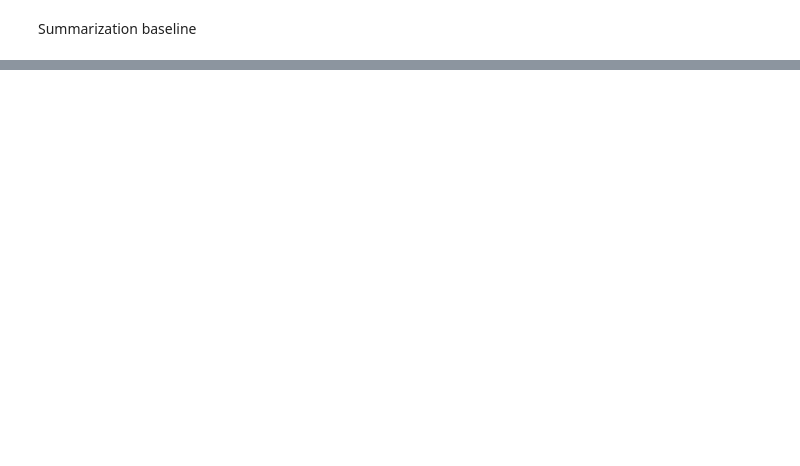
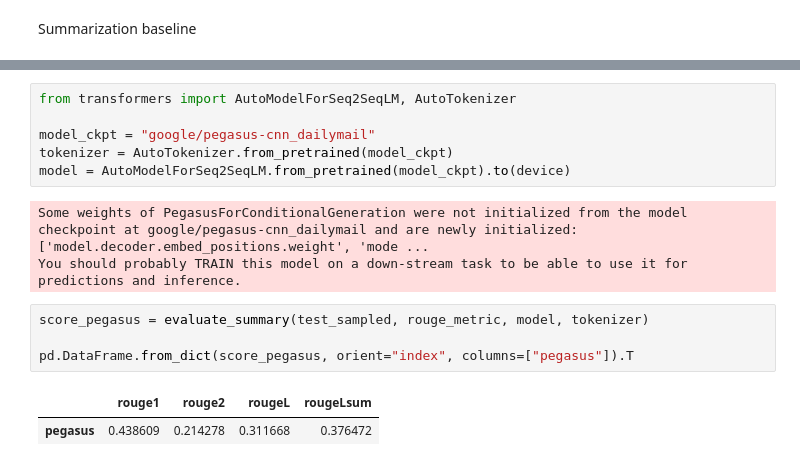
Before and after one commit to brtenorio/NLP_1, a Jupyter notebook: Module6/Ch6_pt2.ipynb, the cells around one changed output, grey strips where cells are left out. Cells and saved outputs as stored; diff of their text form; blank space fills up the shorter version.

```diff
--- a/Module6/Ch6_pt2.ipynb
+++ b/Module6/Ch6_pt2.ipynb
@@ -32,0 +148,16 @@ def three_sentence_summary(example):
+# %%
+from transformers import AutoModelForSeq2SeqLM, AutoTokenizer
+
+model_ckpt = "google/pegasus-cnn_dailymail"
+tokenizer = AutoTokenizer.from_pretrained(model_ckpt)
+model = AutoModelForSeq2SeqLM.from_pretrained(model_ckpt).to(device)
+# %% [output]
+Some weights of PegasusForConditionalGeneration were not initialized from the model checkpoint at google/pegasus-cnn_dailymail and are newly initialized: ['model.decoder.embed_positions.weight', 'mode ...
+You should probably TRAIN this model on a down-stream task to be able to use it for predictions and inference.
+# %%
+score_pegasus = evaluate_summary(test_sampled, rouge_metric, model, tokenizer)
+
+pd.DataFrame.from_dict(score_pegasus, orient="index", columns=["pegasus"]).T
+# %% [output]
+|  | rouge1 | rouge2 | rougeL | rougeLsum |
+| pegasus | 0.438609 | 0.214278 | 0.311668 | 0.376472 |
```
Also changed, not shown: parts of 44 cells of this notebook.
